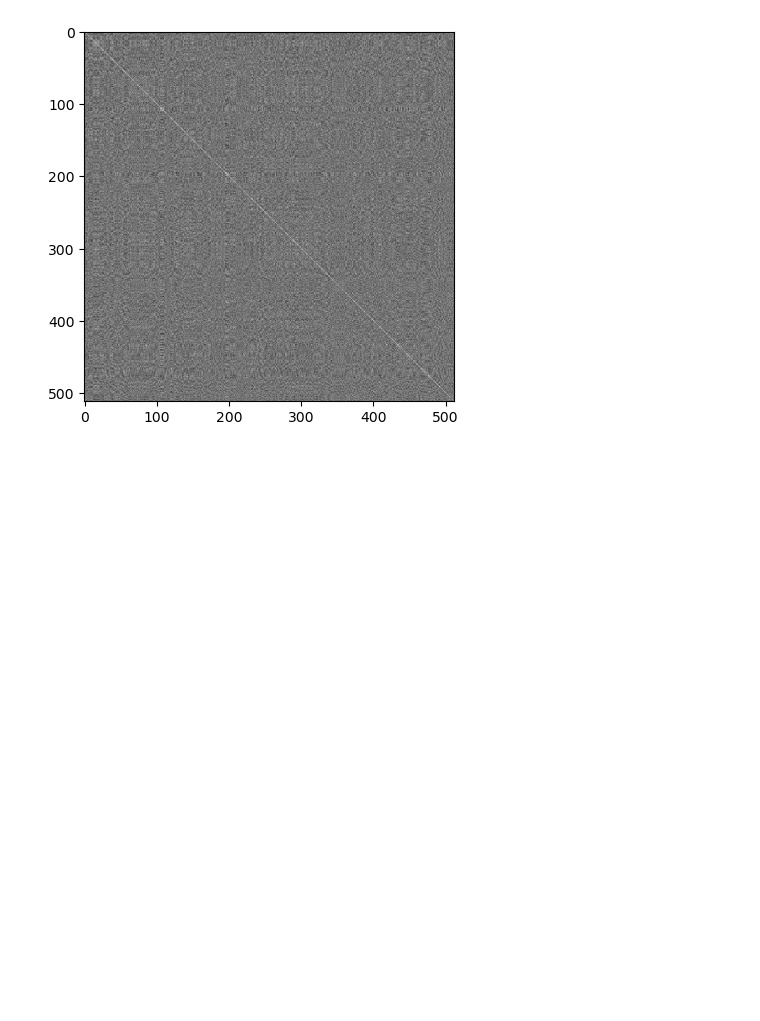
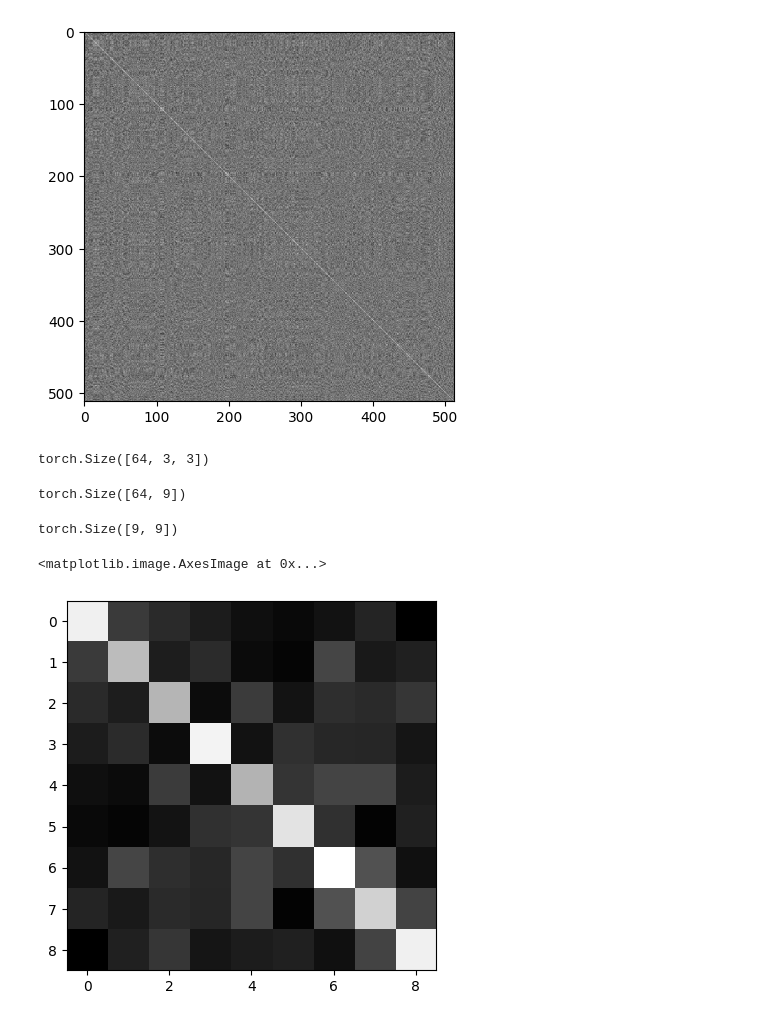
Before and after one commit to KULcoder/DSC180, a Jupyter notebook: notebooks/resnet_linear_analysis.ipynb, the cells around one changed output. Saved outputs shown, nothing was run; the diff lists cells and outputs as text; code cells hidden in the pictures; blank space fills up the shorter version.

```diff
--- a/notebooks/resnet_linear_analysis.ipynb
+++ b/notebooks/resnet_linear_analysis.ipynb
@@ -8,7 +10,9 @@ root_dir = os.path.join(os.getcwd(), "..")
 sys.path.append(root_dir)
 # %%
 # read config
-path = "../config/example_config.json"
+path = "/Users/lichenghu/desktop/DSC180A-Project1/config/example_config.json"
 with open(path) as json_file:
     config = json.load(json_file)
-config['data']['path'] = "../data"
+# config['data']['path'] = "../data"
+# %%
+config['model']['save_path']="/Users/lichenghu/desktop/DSC180A-Project1/models/resnet18.pth"
@@ -72,0 +122,22 @@ plt.imshow(w.T@w, cmap = "gray")
+# %%
+w_sum=w0.sum(axis=0)
+w_sum.shape
+# %% [output]
+torch.Size([64, 3, 3])
+# %%
+c_out, c_in, p, q = model.layer1[0].conv1.weight.data.shape
+M = model.conv1.weight.data.reshape(c_out, -1)
+# %%
+M.shape
+# %% [output]
+torch.Size([64, 9])
+# %%
+x=M.T@M
+x.shape
+# %% [output]
+torch.Size([9, 9])
+# %%
+plt.imshow(M.T@M,cmap="gray")
+# %% [output]
+<matplotlib.image.AxesImage at 0x...>
+[figure, added]
```
Also changed, not shown: parts of 10 cells of this notebook, 3 other files.
